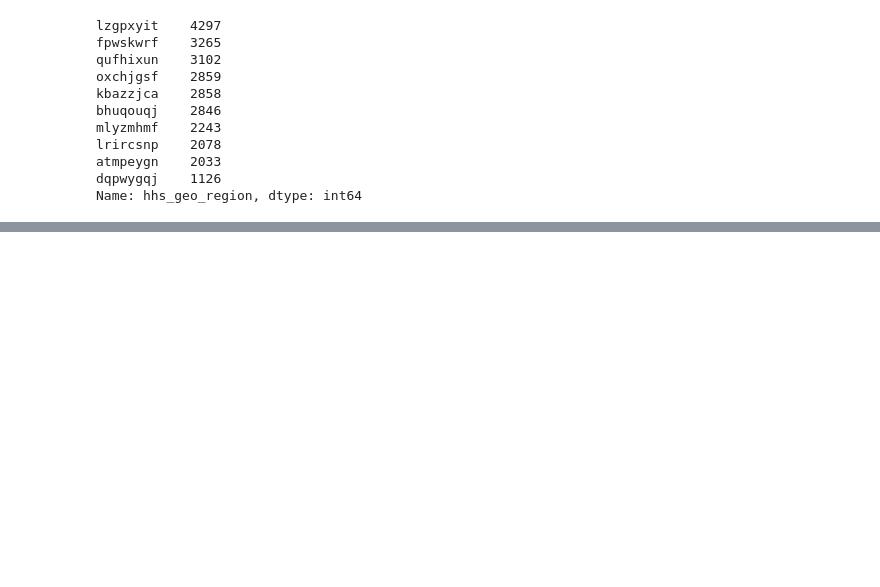
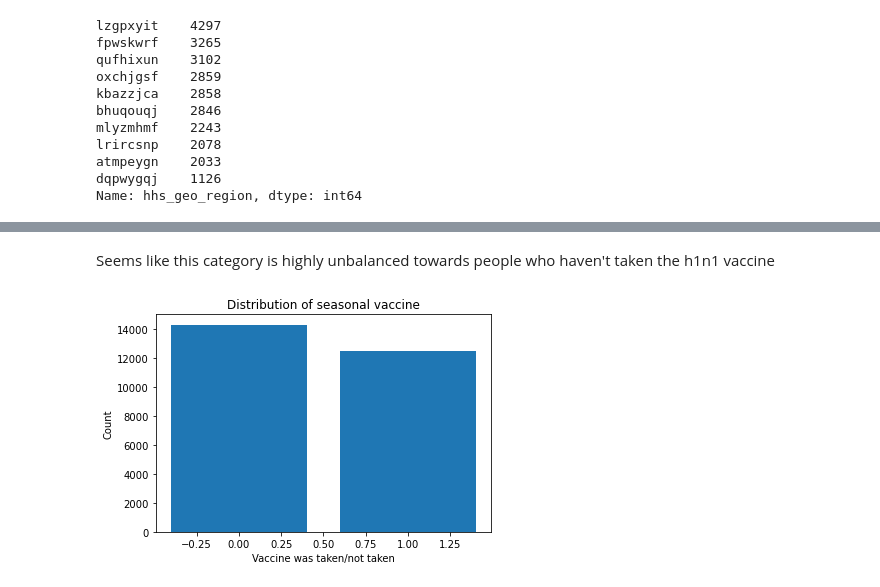
Before and after one commit to prithviraj-maurya/Flu-Shot-Learning-ML, a Jupyter notebook: Project-flu-vaccine-eda.ipynb, the cells around one changed output, grey strips where cells are left out. Drawn from its saved outputs; the diff is of its cells as text; code cells hidden in the pictures; blank space fills up the shorter version.

```diff
--- a/Project-flu-vaccine-eda.ipynb
+++ b/Project-flu-vaccine-eda.ipynb
@@ -509,0 +547,14 @@ Name: hhs_geo_region, dtype: int64
+# %% [markdown]
+Seems like this category is highly unbalanced towards people who haven't taken the h1n1 vaccine
+# %%
+# train_set_features_df.seasonal_vaccine = train_set_features_df.seasonal_vaccine.map(lambda x: 'taken' if x==1 else 'not taken')
+vaccine_counts = train_set_features_df.seasonal_vaccine.value_counts()
+plot_bar(
+    vaccine_counts.index,
+    vaccine_counts.values,
+    "Distribution of seasonal vaccine",
+    "Vaccine was taken/not taken",
+    "Count"
+)
+# %% [output]
+[figure, added]
```
Also changed, not shown: parts of 13 cells of this notebook, 3 other files.
